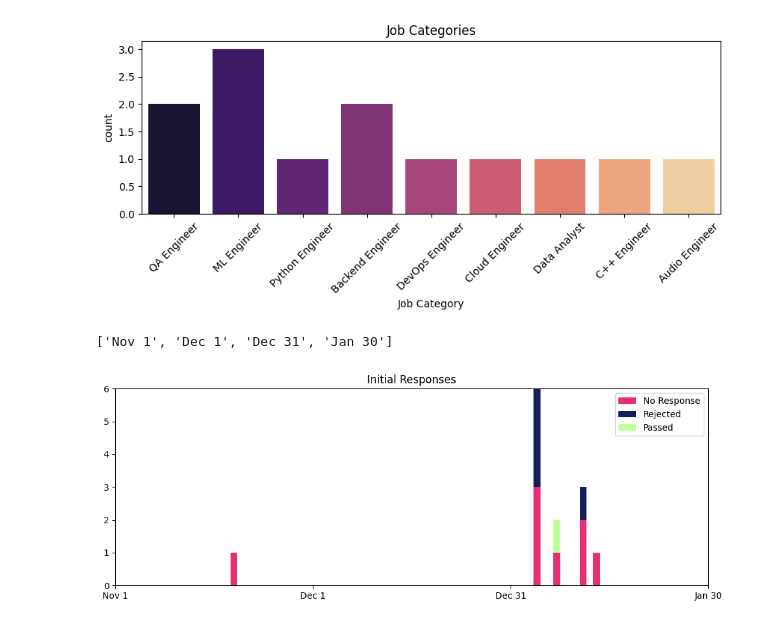
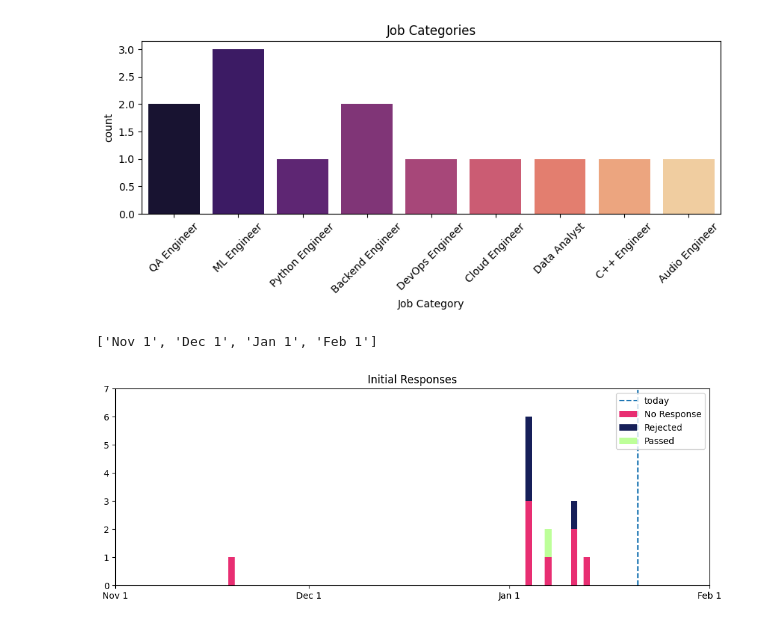
Before and after one commit to emilycardwell/my-jobs, a Jupyter notebook: jobs.ipynb, the cells around one changed output. Cells and saved outputs as stored; diff of their text form; code cells hidden in the pictures.

Commit message:
added date line, prettified graph

```diff
--- a/jobs.ipynb
+++ b/jobs.ipynb
@@ -268,25 +268,29 @@ for x in date_reject_counts:
 both = np.array(rejected) + np.array(no_response)
 width = 1
 # %%
-x_lines = np.arange(datetime(2022, 11, 1), datetime(2023, 2, 1), timedelta(days=30)).astype(datetime)
+x_lines = pd.date_range(pd.to_datetime(my_dates[0]) - relativedelta(days=30), pd.to_datetime(my_dates[-1]) + relativedelta(days=30), freq='MS')
 x_labes = [x.strftime('%b %-d') for x in x_lines]
 x_labes
 # %% [output]
-['Nov 1', 'Dec 1', 'Dec 31', 'Jan 30']
+['Nov 1', 'Dec 1', 'Jan 1', 'Feb 1']
 # %%
 fig2, ax2 = plt.subplots(figsize=(12,4))
 
 cat_palette = ['#e82e72', '#161f59', '#bdff99']
 
 ax2.bar(my_dates, no_response, width, label='No Response', color=cat_palette[0])
 ax2.bar(my_dates, rejected, width, bottom=no_response, label='Rejected', color=cat_palette[1])
 ax2.bar(my_dates, passed, width, bottom=both, label='Passed', color=cat_palette[2])
 
+l1 = ax2.vlines(datetime.today(), 0, 7, linestyles='dashed')
+l1.set_label('today')
+
 ax2.set_xticks(x_lines)
 ax2.set_xticklabels(x_labes)
+ax2.set_ybound(0, 7)
 ax2.set_title('Initial Responses')
 ax2.legend()
 
 plt.show()
 # %% [output]
-[figure, old version]
+[figure, new version]
```
Also changed, not shown: parts of 1 cell of this notebook.
